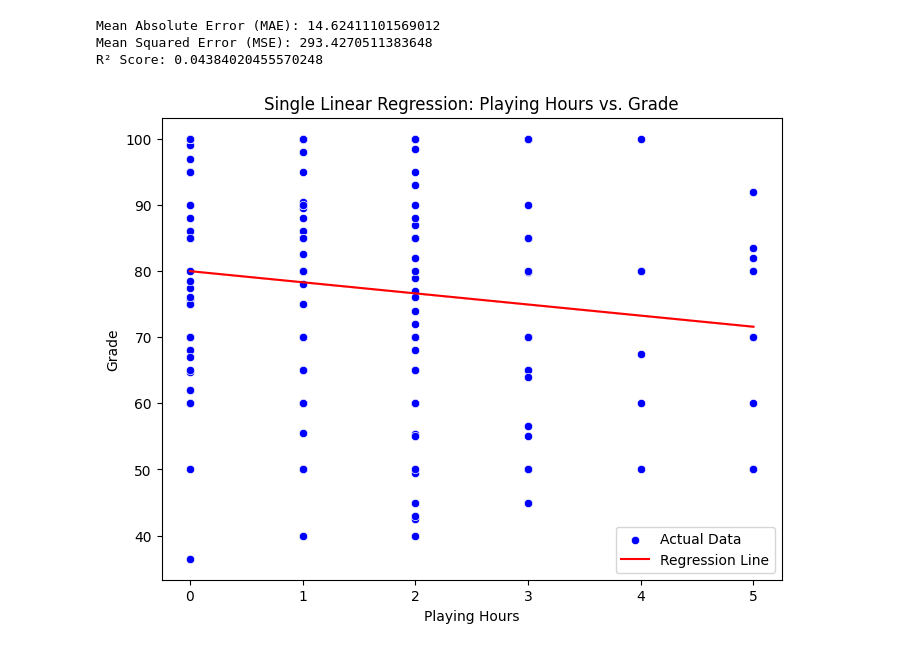
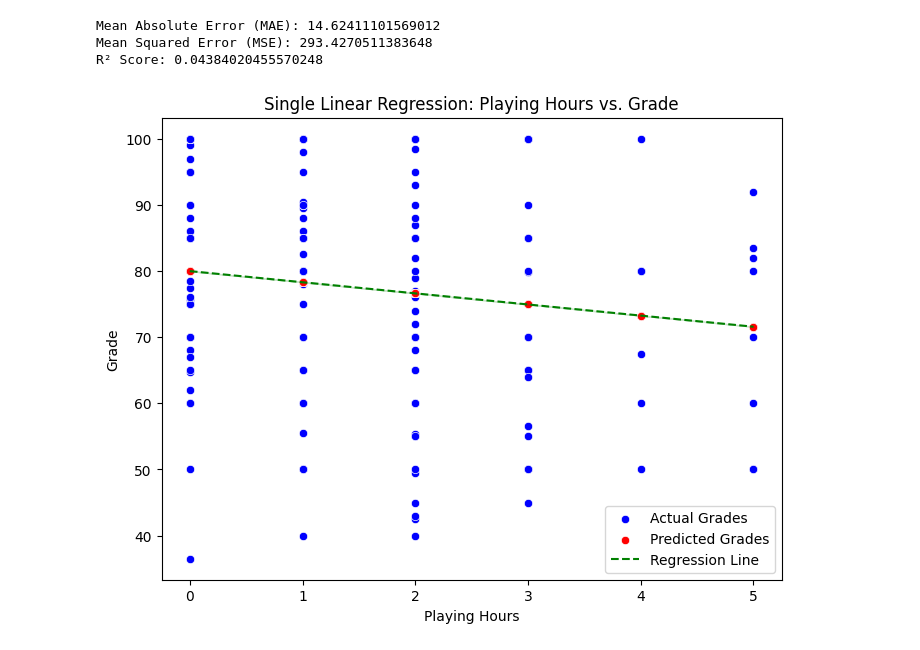
Before and after one commit to fnmrie/se3231-machine-learning, a Jupyter notebook: prelim-single-linear-regression.ipynb, the cells around one changed output. Saved outputs shown, nothing was run; the diff lists cells and outputs as text; code cells hidden in the pictures.

Commit message:
Second commit - updated single and multi linear regression

```diff
--- a/prelim-single-linear-regression.ipynb
+++ b/prelim-single-linear-regression.ipynb
@@ -112,12 +112,13 @@ Mean Squared Error (MSE): 293.4270511383648
 R² Score: 0.04384020455570248
 # %%
 plt.figure(figsize=(8,6))
-sns.scatterplot(x=X_test["Playing Hours"], y=y_test, label="Actual Data", color="blue")
-sns.lineplot(x=X_test["Playing Hours"], y=y_pred, label="Regression Line", color="red")
+sns.scatterplot(x=X_test["Playing Hours"], y=y_test, label="Actual Grades", color="blue")
+sns.scatterplot(x=X_test["Playing Hours"], y=y_pred, label="Predicted Grades", color="red")
+sns.lineplot(x=X_test["Playing Hours"], y=y_pred, label="Regression Line", color="green", linestyle="--")
 plt.xlabel("Playing Hours")
 plt.ylabel("Grade")
 plt.title("Single Linear Regression: Playing Hours vs. Grade")
 plt.legend()
 plt.show()
 # %% [output]
-[figure, old version]
+[figure, new version]
```
Also changed, not shown: parts of 1 cell of this notebook, 2 other files.
